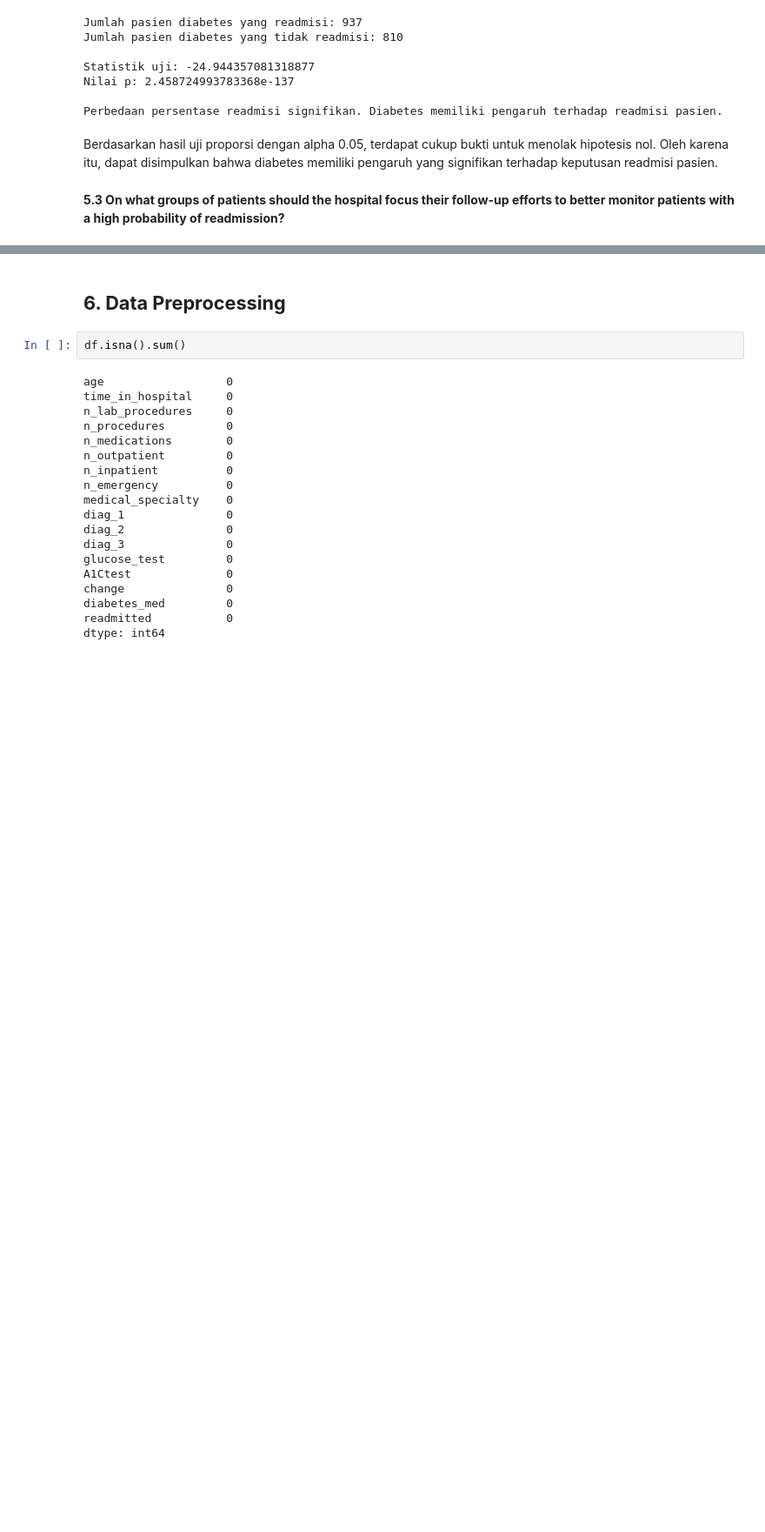
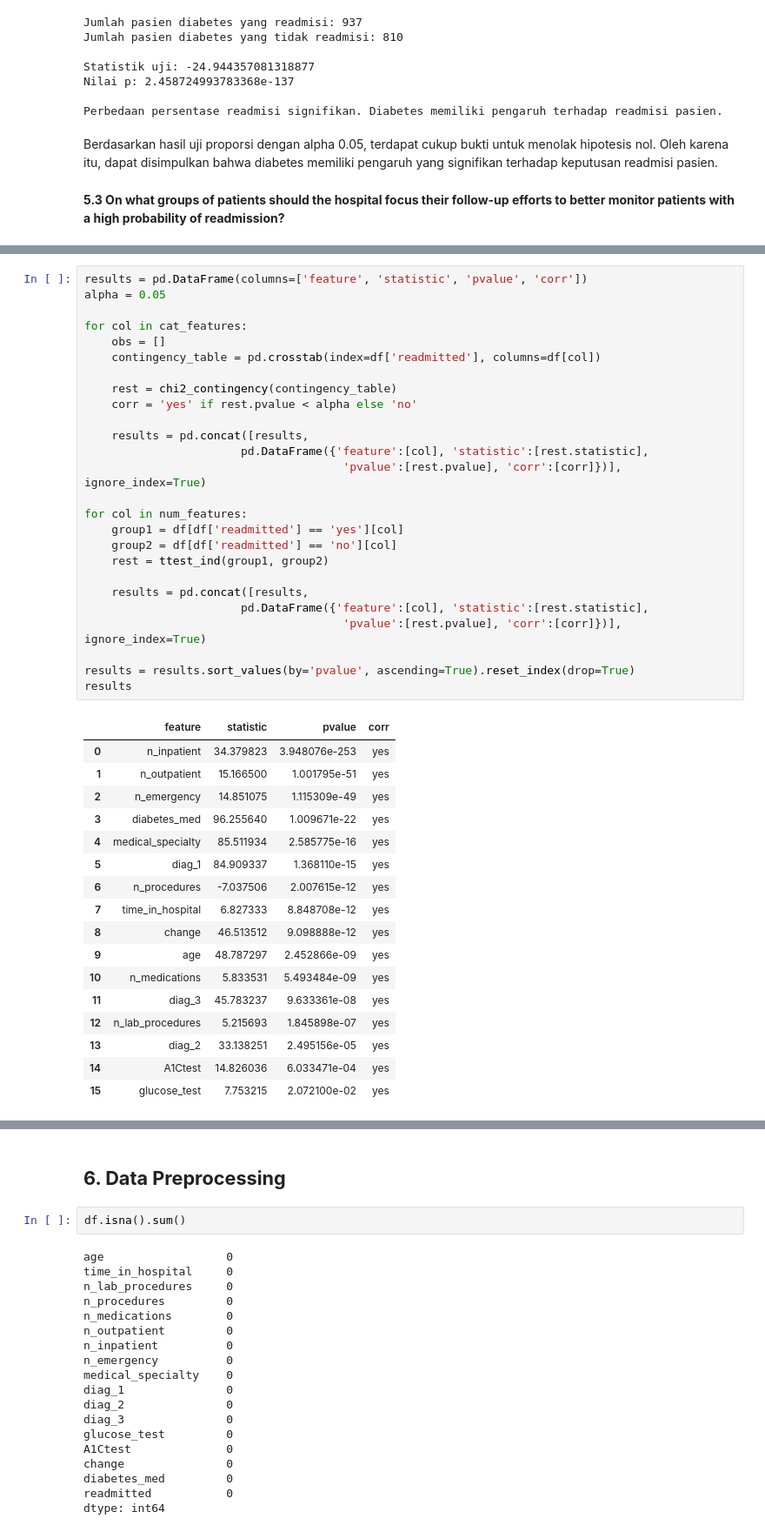
Before and after one commit to mfathul21/hospital-patient-readmissions, a Jupyter notebook: notebook.ipynb, the cells around one changed output, grey strips where cells are left out. Shown at 87% size. Cells and saved outputs as stored; diff of their text form; blank space fills up the shorter version.

```diff
--- a/notebook.ipynb
+++ b/notebook.ipynb
@@ -266,0 +303,44 @@ Berdasarkan hasil uji proporsi dengan alpha 0.05, terdapat cukup bukti untuk men
+# %%
+results = pd.DataFrame(columns=['feature', 'statistic', 'pvalue', 'corr'])
+alpha = 0.05
+
+for col in cat_features:
+    obs = []
+    contingency_table = pd.crosstab(index=df['readmitted'], columns=df[col])
+
+    rest = chi2_contingency(contingency_table)
+    corr = 'yes' if rest.pvalue < alpha else 'no'
+
+    results = pd.concat([results,
+                       pd.DataFrame({'feature':[col], 'statistic':[rest.statistic],
+                                      'pvalue':[rest.pvalue], 'corr':[corr]})], ignore_index=True)
+
+for col in num_features:
+    group1 = df[df['readmitted'] == 'yes'][col]
+    group2 = df[df['readmitted'] == 'no'][col]
+    rest = ttest_ind(group1, group2)
+
+    results = pd.concat([results,
+                       pd.DataFrame({'feature':[col], 'statistic':[rest.statistic],
+                                      'pvalue':[rest.pvalue], 'corr':[corr]})], ignore_index=True)
+
+results = results.sort_values(by='pvalue', ascending=True).reset_index(drop=True)
+results
+# %% [output]
+|  | feature | statistic | pvalue | corr |
+| 0 | n_inpatient | 34.379823 | 3.948076e-253 | yes |
+| 1 | n_outpatient | 15.166500 | 1.001795e-51 | yes |
+| 2 | n_emergency | 14.851075 | 1.115309e-49 | yes |
+| 3 | diabetes_med | 96.255640 | 1.009671e-22 | yes |
+| 4 | medical_specialty | 85.511934 | 2.585775e-16 | yes |
+| 5 | diag_1 | 84.909337 | 1.368110e-15 | yes |
+| 6 | n_procedures | -7.037506 | 2.007615e-12 | yes |
+| 7 | time_in_hospital | 6.827333 | 8.848708e-12 | yes |
+| 8 | change | 46.513512 | 9.098888e-12 | yes |
+| 9 | age | 48.787297 | 2.452866e-09 | yes |
+| 10 | n_medications | 5.833531 | 5.493484e-09 | yes |
+| 11 | diag_3 | 45.783237 | 9.633361e-08 | yes |
+| 12 | n_lab_procedures | 5.215693 | 1.845898e-07 | yes |
+| 13 | diag_2 | 33.138251 | 2.495156e-05 | yes |
+| 14 | A1Ctest | 14.826036 | 6.033471e-04 | yes |
+| 15 | glucose_test | 7.753215 | 2.072100e-02 | yes |
```
Also changed, not shown: parts of 10 cells of this notebook.
